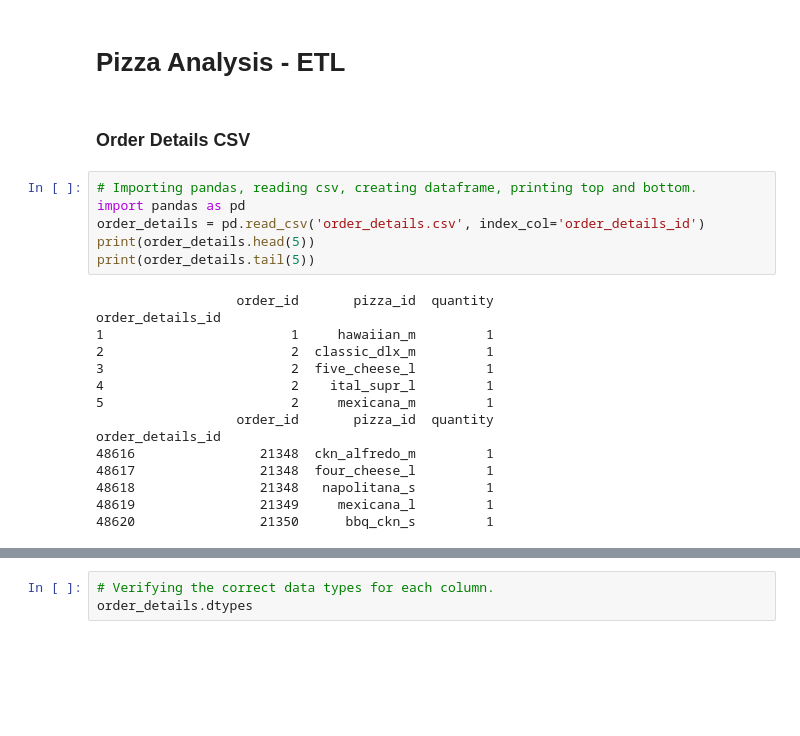
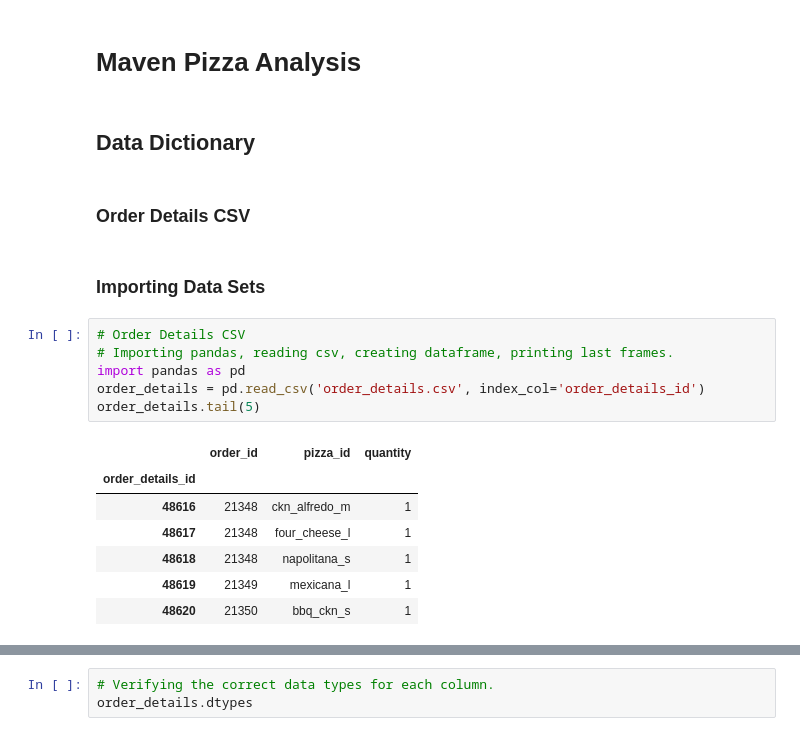
Before and after one commit to aaron-ardell/pizza_challenge, a Jupyter notebook: pizza_etl.ipynb, the cells around one changed output, grey strips where cells are left out. Drawn from its saved outputs; the diff is of its cells as text; blank space fills up the shorter version.

```diff
--- a/pizza_etl.ipynb
+++ b/pizza_etl.ipynb
@@ -1,25 +1,22 @@
 # %% [markdown]
-# Pizza Analysis - ETL
+# Maven Pizza Analysis
+# %% [markdown]
+## Data Dictionary
 # %% [markdown]
 ### Order Details CSV
-# %%
-# Importing pandas, reading csv, creating dataframe, printing top and bottom.
-import pandas as pd
-order_details = pd.read_csv('order_details.csv', index_col='order_details_id')
-print(order_details.head(5))
-print(order_details.tail(5))
-# %% [output]
-                  order_id       pizza_id  quantity
-order_details_id
-1                        1     hawaiian_m         1
-2                        2  classic_dlx_m         1
-3                        2  five_cheese_l         1
-4                        2    ital_supr_l         1
-5                        2     mexicana_m         1
-                  order_id       pizza_id  quantity
-order_details_id
-48616                21348  ckn_alfredo_m         1
-48617                21348  four_cheese_l         1
-48618                21348   napolitana_s         1
-48619                21349     mexicana_l         1
-48620                21350      bbq_ckn_s         1
+# %% [markdown]
+### Importing Data Sets
+# %%
+# Order Details CSV
+# Importing pandas, reading csv, creating dataframe, printing last frames.
+import pandas as pd
+order_details = pd.read_csv('order_details.csv', index_col='order_details_id')
+order_details.tail(5)
+# %% [output]
+|  | order_id | pizza_id | quantity |
+| order_details_id |  |  |  |
+| 48616 | 21348 | ckn_alfredo_m | 1 |
+| 48617 | 21348 | four_cheese_l | 1 |
+| 48618 | 21348 | napolitana_s | 1 |
+| 48619 | 21349 | mexicana_l | 1 |
+| 48620 | 21350 | bbq_ckn_s | 1 |
```
Also changed, not shown: parts of 35 cells of this notebook.
